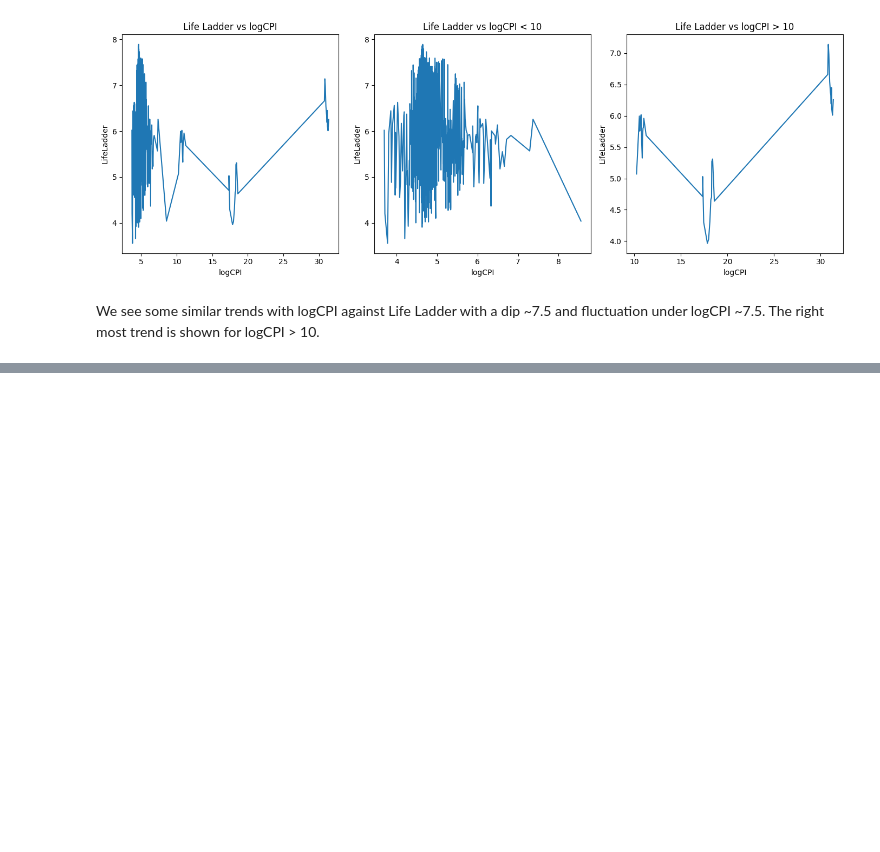
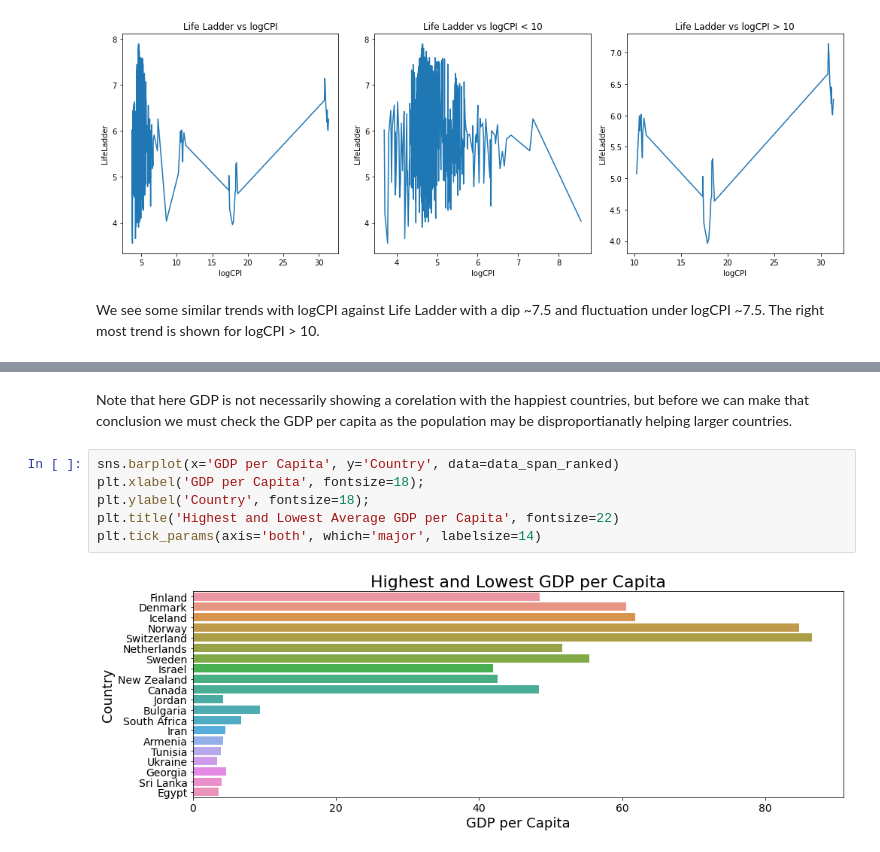
Before and after one commit to cskang3627/happiness, a Jupyter notebook: EDACheckpointGroup_Sp23_The_Group.ipynb, the cells around one changed output, grey strips where cells are left out. Drawn from its saved outputs; the diff is of its cells as text; blank space fills up the shorter version.

```diff
--- a/EDACheckpointGroup_Sp23_The_Group.ipynb
+++ b/EDACheckpointGroup_Sp23_The_Group.ipynb
@@ -390,0 +542,10 @@ We see some similar trends with logCPI against Life Ladder with a dip ~7.5 and f
+# %% [markdown]
+Note that here GDP is not necessarily showing a corelation with the happiest countries, but before we can make that conclusion we must check the GDP per capita as the population may be disproportianatly helping larger countries.
+# %%
+sns.barplot(x='GDP per Capita', y='Country', data=data_span_ranked)
+plt.xlabel('GDP per Capita', fontsize=18);
+plt.ylabel('Country', fontsize=18);
+plt.title('Highest and Lowest Average GDP per Capita', fontsize=22)
+plt.tick_params(axis='both', which='major', labelsize=14)
+# %% [output]
+[figure, added]
```
Also changed, not shown: parts of 49 cells of this notebook.
